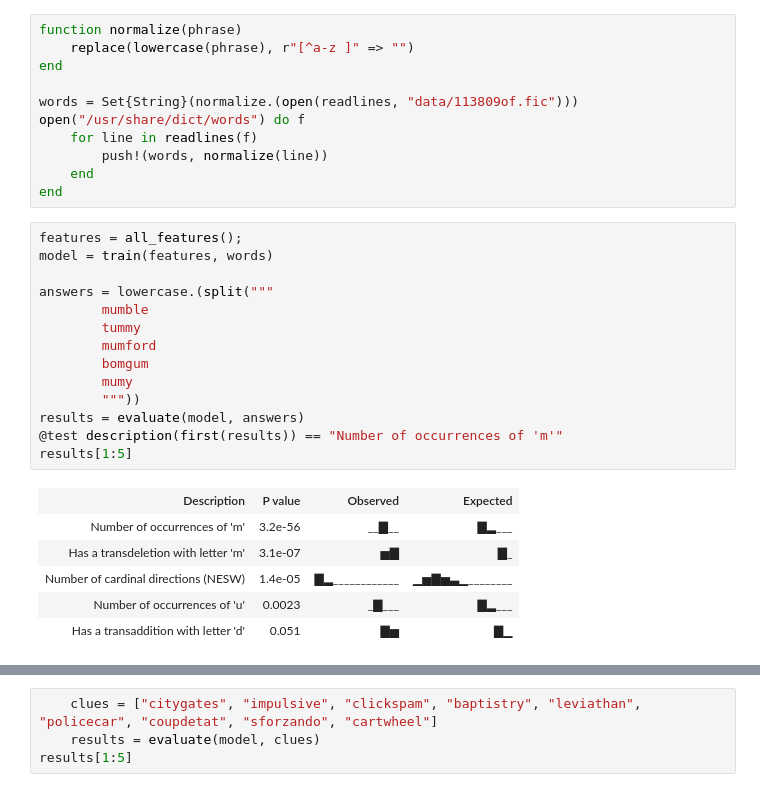
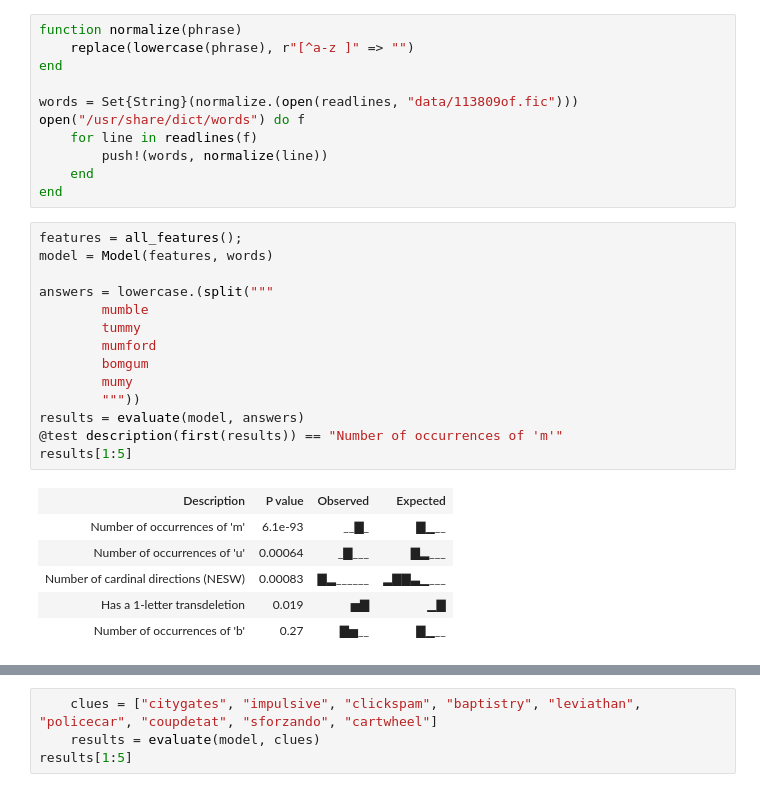
Before and after one commit to rdeits/Noticer.jl, a Jupyter notebook: noticer.ipynb, the cells around one changed output, grey strips where cells are left out. Saved outputs shown, nothing was run; the diff lists cells and outputs as text.

```diff
--- a/noticer.ipynb
+++ b/noticer.ipynb
@@ -19,22 +22,22 @@ open("/usr/share/dict/words") do f
 end
 # %%
 features = all_features();
-model = train(features, words)
+model = Model(features, words)
 
 answers = lowercase.(split("""
         mumble
         tummy
         mumford
         bomgum
         mumy
         """))
 results = evaluate(model, answers)
 @test description(first(results)) == "Number of occurrences of 'm'"
 results[1:5]
 # %% [output]
 | Description | P value | Observed | Expected |
-| Number of occurrences of 'm' | 3.2e-56 | __▇__ | ▇▂___ |
-| Has a transdeletion with letter 'm' | 3.1e-07 | ▅▇ | ▇_ |
-| Number of cardinal directions (NESW) | 1.4e-05 | ▇▂____________ | ▁▅▇▅▃▁________ |
-| Number of occurrences of 'u' | 0.0023 | _▇___ | ▇▂___ |
-| Has a transaddition with letter 'd' | 0.051 | ▇▅ | ▇▁ |
+| Number of occurrences of 'm' | 6.1e-93 | __▇_ | ▇▁__ |
+| Number of occurrences of 'u' | 0.00064 | _▇___ | ▇▂___ |
+| Number of cardinal directions (NESW) | 0.00083 | ▇▂______ | ▂▇▇▃▁___ |
+| Has a 1-letter transdeletion | 0.019 | ▅▇ | ▁▇ |
+| Number of occurrences of 'b' | 0.27 | ▇▅__ | ▇▁__ |
```
Also changed, not shown: parts of 29 cells of this notebook, 5 other files.
